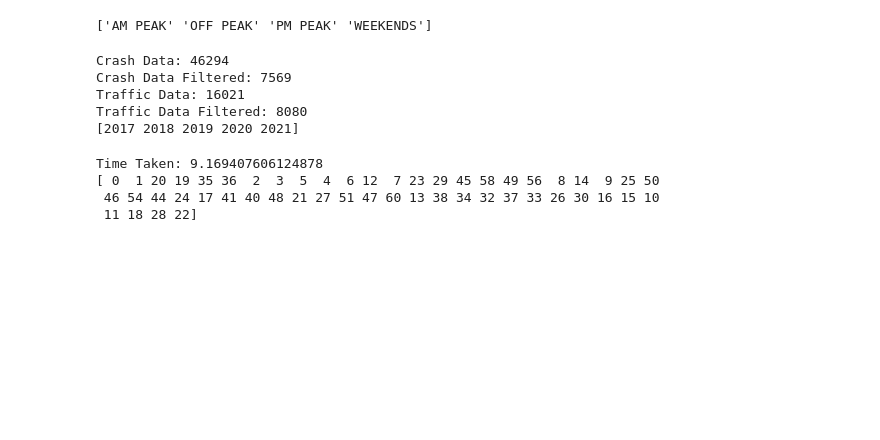
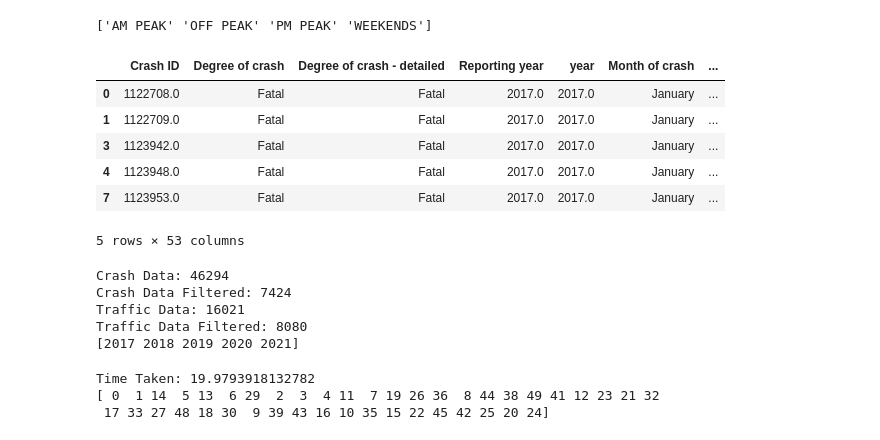
Before and after one commit to Muaz23-star/Engg2112-, a Jupyter notebook: Group Assignment.ipynb, the cells around one changed output. Cells and saved outputs as stored; diff of their text form; code cells hidden in the pictures; blank space fills up the shorter version.

```diff
--- a/Group Assignment.ipynb
+++ b/Group Assignment.ipynb
@@ -51,44 +51,67 @@ time_periods = ['PM PEAK','OFF PEAK','PM PEAK','OFF PEAK','OFF-PEAK','OFF-PEAK',
 valid_directions = ['NORTH', 'SOUTH', 'EAST', 'WEST']
 df1["cardinal_direction_name"] = df1["cardinal_direction_name"].str.upper()
 
+unique_vehicle_types = df1['Key TU type'].unique()
+unique_vehicle_types_list = list(unique_vehicle_types)
+vehicle_types = ['LIGHT VEHICLES', 'LIGHT VEHICLES', 'HEAVY VEHICLES', 'HEAVY VEHICLES', 'LIGHT VEHICLES', 'HEAVY VEHICLES', 'LIGHT VEHICLES', 'HEAVY VEHICLES', 'LIGHT VEHICLES', 'HEAVY VEHICLES', 'HEAVY VEHICLES', 'NaN', 'LIGHT VEHICLES', 'LIGHT VEHICLES', 'NaN', 'LIGHT VEHICLES', 'LIGHT VEHICLES', 'LIGHT VEHICLES', 'HEAVY VEHICLES', 'HEAVY VEHICLES', 'LIGHT VEHICLES', 'LIGHT VEHICLES', 'HEAVY VEHICLES', 'HEAVY VEHICLES', 'LIGHT VEHICLES', 'NAN', 'LIGHT VEHICLES', 'LIGHT VEHICLES', 'LIGHT VEHICLES', 'HEAVY VEHICLES', 'LIGHT VEHICLES', 'LIGHT VEHICLES', 'HEAVY VEHICLES', 'LIGHT VEHICLES', 'LIGHT VEHICLES', 'LIGHT VEHICLES', 'LIGHT VEHICLES']
+
 #Loop through the dataset
 l1 = unique_street_types
 l2 = full_street_type
 
+l3 = unique_vehicle_types_list
+l4 = vehicle_types
+
 formatted_rows = []
+formatted_rows2 = []
 day_period = []
 cardinal_direction_name = []
 
 # CRASH DATASET
 for index, row in df1.iterrows():
     if not pd.isnull(row["Street Crash"]) and not pd.isnull(row["Street type"]):
         formatted_string = String_format(row["Street Crash"]) + " " + abreviation(row["Street type"], l1, l2)
         formatted_rows.append(formatted_string)
     else:
         formatted_rows.append(None)
 
     if row['Day of week of crash'] in ['Saturday','Sunday']:
         day_period_string = 'WEEKENDS'
 
     else:
         day_period_string = abreviation(row["Two-hour intervals"], unique_times_list, time_periods)
 
     day_period.append(day_period_string)
 
+    formatted_string2 = abreviation(row["Key TU type"], l3, l4)
+    formatted_rows2.append(formatted_string2)
+
 df1["road_name"] = formatted_rows
 df1["period"] = day_period
+df1["classification_type"] = formatted_rows2
+df1 = df1[df1['cardinal_direction_name'].isin(valid_directions)]
 
-df1 = df1[df1['cardinal_direction_name'].isin(valid_directions)]
+df1.head()
+# %% [output]
+|  | Crash ID | Degree of crash | Degree of crash - detailed | Reporting year | year | Month of crash | ... |
+| 0 | 1122708.0 | Fatal | Fatal | 2017.0 | 2017.0 | January | ... |
+| 1 | 1122709.0 | Fatal | Fatal | 2017.0 | 2017.0 | January | ... |
+| 3 | 1123942.0 | Fatal | Fatal | 2017.0 | 2017.0 | January | ... |
+| 4 | 1123948.0 | Fatal | Fatal | 2017.0 | 2017.0 | January | ... |
+| 7 | 1123953.0 | Fatal | Fatal | 2017.0 | 2017.0 | January | ... |
+5 rows × 53 columns
 # %%
 # Filter both crash and traffic volume dataframe based on Road Name Column
 df_crash = df1[df1['road_name'].isin(df2_new['road_name']) &
                df1['year'].isin(df2_new['year']) &
                df1['period'].isin(df2_new['period']) &
+               df1['classification_type'].isin(df2_new['classification_type']) &
                df1['cardinal_direction_name'].isin(df2_new['cardinal_direction_name'])]
 
 df_traffic = df2_new[df2_new['road_name'].isin(df1['road_name']) &
                      df2_new['year'].isin(df1['year']) &
                      df2_new['period'].isin(df1['period']) &
+                     df2_new['classification_type'].isin(df1['classification_type']) &
                      df2_new['cardinal_direction_name'].isin(df1['cardinal_direction_name'])]
 
 
@@ -101,7 +124,7 @@ print('Traffic Data Filtered:',df_traffic.shape[0])
 print(df_traffic['year'].unique())
 # %% [output]
 Crash Data: 46294
-Crash Data Filtered: 7569
+Crash Data Filtered: 7424
 Traffic Data: 16021
 Traffic Data Filtered: 8080
 [2017 2018 2019 2020 2021]
@@ -117,6 +140,7 @@ for index, row in df_traffic.iterrows():
     crash_temp = df_crash[(df_crash['road_name'] == row['road_name']) &
                           (df_crash['year'] == row['year']) &
                           (df_crash['period'] == row['period']) &
+                          (df_crash['classification_type'] == row['classification_type']) &
                           (df_crash['cardinal_direction_name'] == row['cardinal_direction_name'])]
     # Get number of entires and store as new list
     crash_count = crash_temp.shape[0]
@@ -132,10 +156,9 @@ print('Time Taken:',time_taken)
 
 print(df_traffic['crash_count'].unique())
 # %% [output]
-Time Taken: 9.169407606124878
-[ 0  1 20 19 35 36  2  3  5  4  6 12  7 23 29 45 58 49 56  8 14  9 25 50
- 46 54 44 24 17 41 40 48 21 27 51 47 60 13 38 34 32 37 33 26 30 16 15 10
- 11 18 28 22]
+Time Taken: 19.9793918132782
+[ 0  1 14  5 13  6 29  2  3  4 11  7 19 26 36  8 44 38 49 41 12 23 21 32
+ 17 33 27 48 18 30  9 39 43 16 10 35 15 22 45 42 25 20 24]
 # %%
 df_traffic.head(60)
 # %% [output]
```
